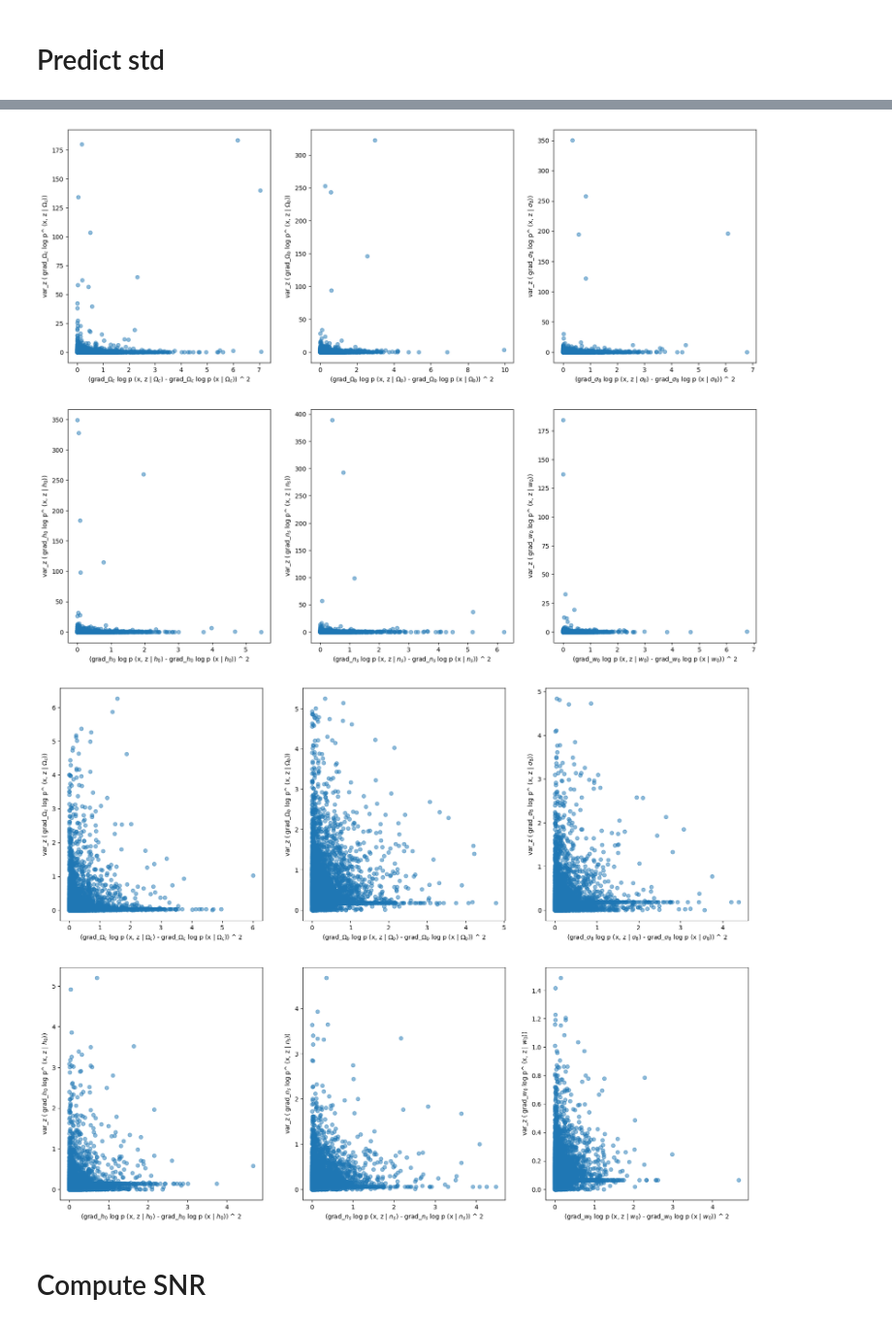
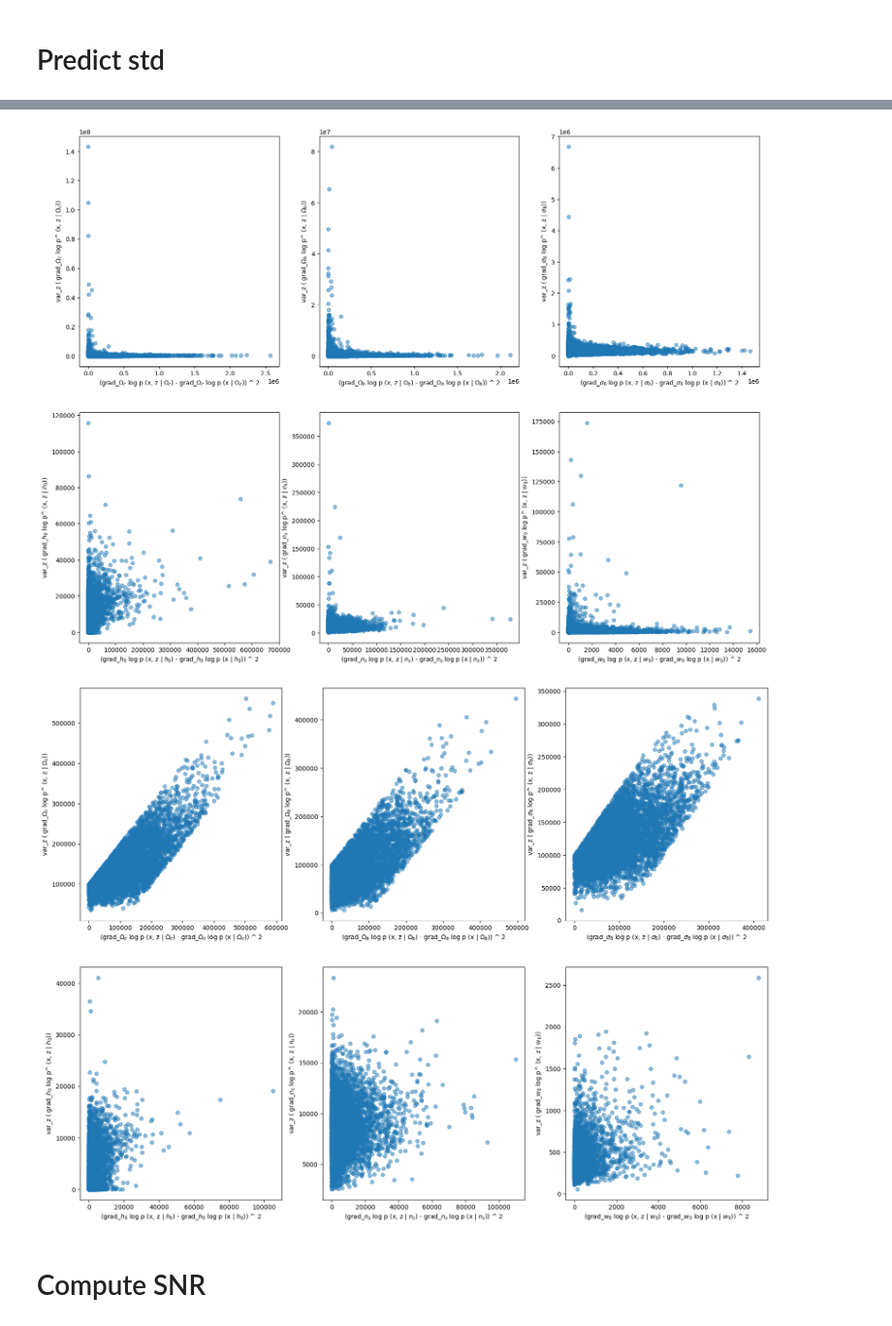
Before and after one commit to Justinezgh/desc_ssnpe, a Jupyter notebook: notebooks/snr_study/MomentNetworks_nle.ipynb, the cells around one changed output, grey strips where cells are left out. Shown at 97% size. Cells and saved outputs as stored; diff of their text form; code cells hidden in the pictures.

Commit message:
updt notebook compute marginal score and std

```diff
--- a/notebooks/snr_study/MomentNetworks_nle.ipynb
+++ b/notebooks/snr_study/MomentNetworks_nle.ipynb
@@ -152,10 +196,10 @@ with open(
 # Predict std
 # %%
 @jax.jit
-def loss_std(params, score):
+def loss_std(params,  theta, y, score):
 
-    approx_esp = get_moments.apply(params_esperance, score)
-    approx_std = get_moments.apply(params, score)
+    approx_esp = get_moments.apply(params_esperance, theta, y)
+    approx_std = get_moments.apply(params, theta, y)
     approx_var = approx_std ** 2
     var = (approx_esp - score) ** 2
 
@@ -163,10 +207,10 @@ def loss_std(params, score):
 
 
 @jax.jit
-def update_std(params, opt_state, score):
+def update_std(params, opt_state, theta, y, score):
     """Single SGD update step."""
     loss, grads = jax.value_and_grad(loss_std)(
-        params, score
+        params, theta, y, score
     )
     updates, new_opt_state = optimizer.update(grads, opt_state, params)
     new_params = optax.apply_updates(params, updates)
@@ -174,7 +218,7 @@ def update_std(params, opt_state, score):
     return loss, new_params, new_opt_state
 # %%
 rng_seq = hk.PRNGSequence(10)
-params_std = get_moments.init(next(rng_seq), jnp.zeros([1, 6]))
+params_std = get_moments.init(next(rng_seq), jnp.zeros([1, 6]), jnp.zeros([1, 6]))
 
 nb_steps = total_steps  - total_steps * 0.2
 
@@ -194,16 +238,25 @@ lr_scheduler_store = []
 pbar = tqdm(range(total_steps + 1))
 
 for batch in pbar:
-    inds = np.random.randint(0, len(dataset_test) - 1, batch_size)
-    ex_score = dataset_test[inds]
+    inds = np.random.randint(0, len(dataset_score_test) - 1, batch_size)
+    ex_score = dataset_score_test[inds]
+    ex_theta = dataset_theta_test[inds]
+    ex_y = dataset_y_test[inds]
 
     l, params_std, opt_state_std = update_std(
-        params_std, opt_state_std, ex_score
+        params_std, opt_state_std, ex_theta, ex_y, ex_score
     )
 
     if batch % 500 == 0:
       batch_loss_std.append(l)
-      val_loss_std.append(loss_std(params_std, dataset_train[inds]))
+      val_loss_std.append(
+          loss_std(
+              params_std,
+              dataset_theta_train[inds],
+              dataset_y_train[inds],
+              dataset_score_train[inds]
+          )
+      )
       lr_scheduler_store.append(lr_scheduler(batch))
       pbar.set_description(f"train loss {l:.3f}")
 
@@ -233,9 +279,9 @@ plt.savefig( "./SNR_study/loss_std_zoom.png")
 # %%
-approx_esp = get_moments.apply(params_esperance, dataset_train)
+approx_esp = get_moments.apply(params_esperance, dataset_theta_train, dataset_y_train)
 
-var = (approx_esp - dataset_train) ** 2
+var = (approx_esp - dataset_score_train) ** 2
 
-approx_std = get_moments.apply(params_std, dataset_train)
+approx_std = get_moments.apply(params_std,  dataset_theta_train, dataset_y_train)
 prediction = approx_std ** 2
 
 plt.figure(figsize=(20,15))
@@ -245,30 +291,28 @@ for i in range(6):
   plt.ylabel('var_z ( grad_{} log p^ (x, z | {}))'.format(params_name[i], params_name[i]))
   plt.xlabel('(grad_{} log p (x, z | {}) - grad_{} log p (x | {})) ^ 2'.format(params_name[i], params_name[i], params_name[i], params_name[i]))
 # %% [output]
-[figure, old version]
+[figure, new version]
 # %%
-# remove outliers
+approx_esp = get_moments.apply(params_esperance, dataset_theta_train, dataset_y_train)
 
-approx_esp = get_moments.apply(params_esperance, dataset_train)
+var = (approx_esp - dataset_score_train) ** 2
 
-var = (approx_esp - dataset_train) ** 2
-
-approx_std = get_moments.apply(params_std, dataset_train)
+approx_std = get_moments.apply(params_std,  dataset_theta_train, dataset_y_train)
 prediction = approx_std ** 2
 
-inds = jnp.unique(jnp.where(jnp.abs(prediction - var) > 5)[0])
+inds = jnp.unique(jnp.where(jnp.abs(prediction - var) > 1e5)[0])
 
 var_2 = jnp.delete(var, inds, axis = 0)
 pred_2 = jnp.delete(prediction, inds, axis = 0)
 
 plt.figure(figsize=(20,15))
 for i in range(6):
   plt.subplot(2,3,i+1)
   plt.scatter(var_2[...,i], pred_2[...,i], alpha = 0.5)
   plt.ylabel('var_z ( grad_{} log p^ (x, z | {}))'.format(params_name[i], params_name[i]))
   plt.xlabel('(grad_{} log p (x, z | {}) - grad_{} log p (x | {})) ^ 2'.format(params_name[i], params_name[i], params_name[i], params_name[i]))
 # %% [output]
-[figure, old version]
+[figure, new version]
 # %% [markdown]
 # Compute SNR
 # %%
```
Also changed, not shown: parts of 19 cells of this notebook.
